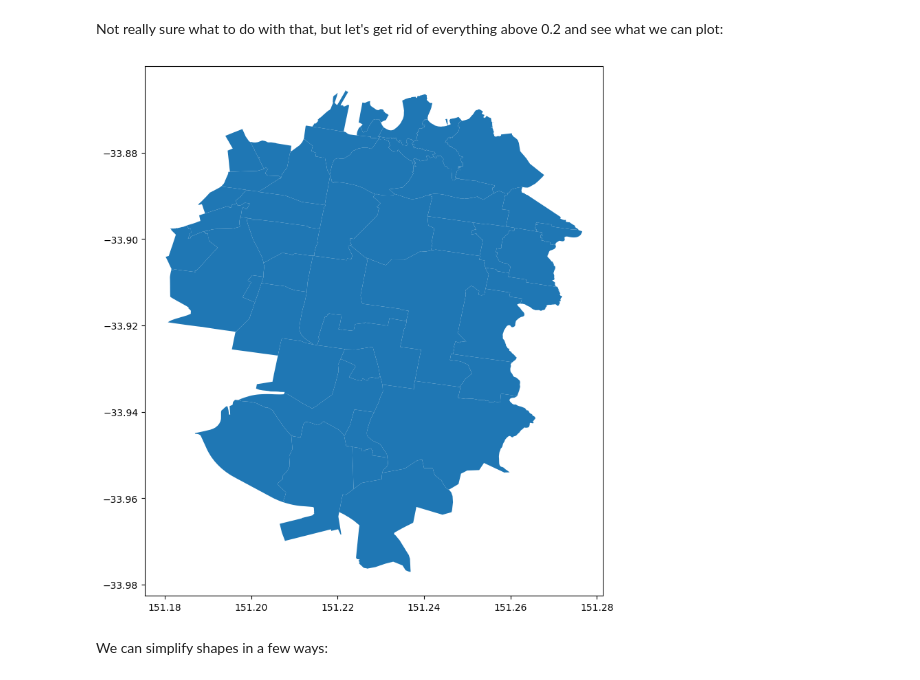
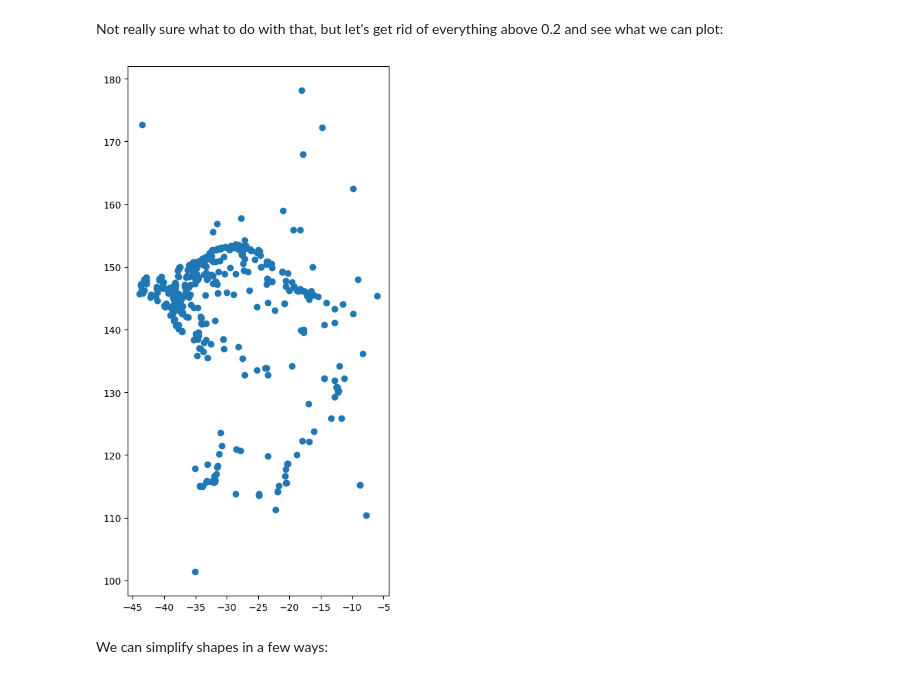
Before and after one commit to Rishika279/data_project, a Jupyter notebook: my_map_data.ipynb, the cells around one changed output. Cells and saved outputs as stored; diff of their text form; code cells hidden in the pictures.

```diff
--- a/my_map_data.ipynb
+++ b/my_map_data.ipynb
@@ -194,11 +183,11 @@ plt.title("Distribution of distances from UNSW");
 This gives distance in whole numbers of lat long I think, i.e. degrees!
 # %% [markdown]
 Not really sure what to do with that, but let's get rid of everything above 0.2 and see what we can plot:
-# %%
-close_burbs = burbs[burbs.distance_from_UNSW < 0.05]
-close_burbs.plot();
-# %% [output]
-[figure, removed]
+# %%
+close_disasters = gdf[gdf.distance_from_UNSW < 50]
+close_disasters.plot();
+# %% [output]
+[figure, added]
 # %% [markdown]
 We can simplify shapes in a few ways:
 # %%
```
Also changed, not shown: parts of 16 cells of this notebook.
